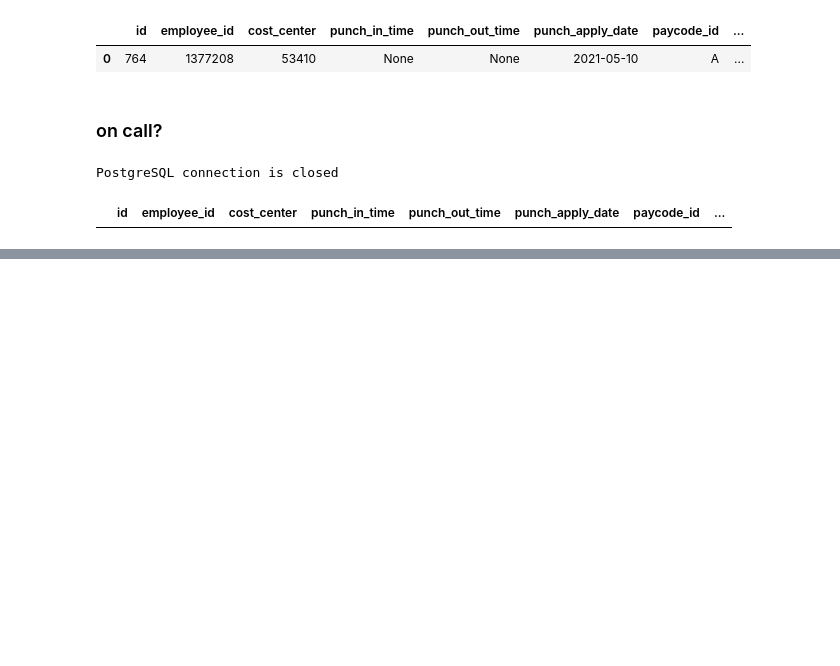
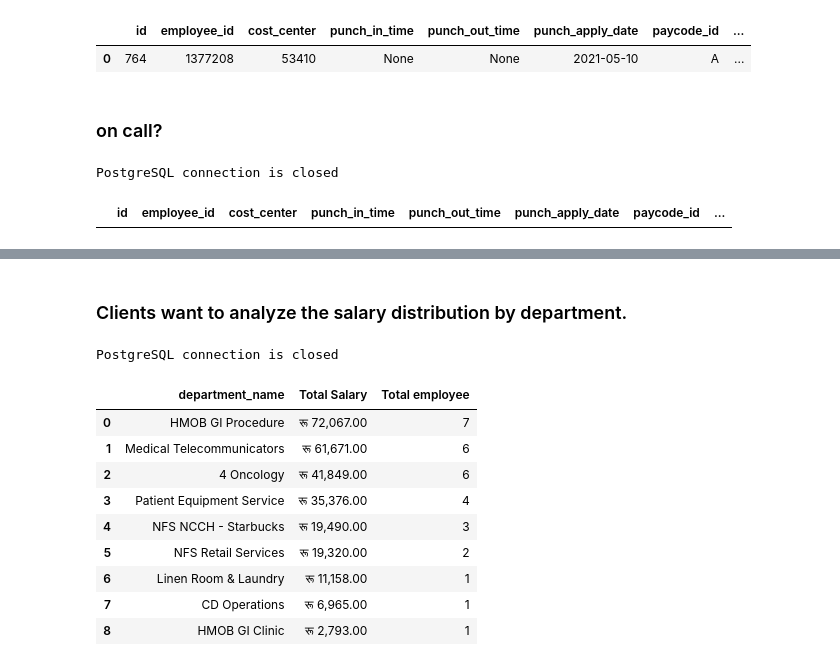
Before and after one commit to callingsandesh/Leapfrog-Assignment, a Jupyter notebook: Data/3rd Week(OLAP Design)/Day1/hospital datawarehouse.ipynb, the cells around one changed output, grey strips where cells are left out. Cells and saved outputs as stored; diff of their text form; code cells hidden in the pictures; blank space fills up the shorter version.

```diff
--- a/Data/3rd Week(OLAP Design)/Day1/hospital datawarehouse.ipynb
+++ b/Data/3rd Week(OLAP Design)/Day1/hospital datawarehouse.ipynb
@@ -890,0 +1001,2 @@ PostgreSQL connection is closed
+# %% [markdown]
+### Clients want to analyze the salary distribution by department.
@@ -890,0 +1007,46 @@ PostgreSQL connection is closed
+# %%
+try:
+    connection = connect()
+    cursor = connection.cursor()
+
+    query = '''
+
+
+
+    SELECT d.department_name , SUM(e.salary) AS "Total Salary",COUNT(*) AS "Total employee"
+    FROM employee e
+    INNER JOIN department d
+        on e.department_id = d.department_id
+    GROUP BY d.department_name
+    ORDER BY  "Total Salary" DESC
+    '''
+
+    cursor.execute(query)
+    col = [desc[0] for desc in cursor.description]
+
+    df=pd.DataFrame(columns=col,data=cursor.fetchall())
+except(Exception,psycopg2.Error) as e:
+    print(e)
+    logging.debug("An exception was thrown!", exc_info=True)
+    logging.info("An exception was thrown!", exc_info=True)
+    logging.warning("An exception was thrown!", exc_info=True)
+
+finally:
+    if(connection):
+        cursor.close()
+        connection.close()
+        print('')
+        print("PostgreSQL connection is closed")
+df
+# %% [output]
+PostgreSQL connection is closed
+|  | department_name | Total Salary | Total employee |
+| 0 | HMOB GI Procedure | रू 72,067.00 | 7 |
+| 1 | Medical Telecommunicators | रू 61,671.00 | 6 |
+| 2 | 4 Oncology | रू 41,849.00 | 6 |
+| 3 | Patient Equipment Service | रू 35,376.00 | 4 |
+| 4 | NFS NCCH - Starbucks | रू 19,490.00 | 3 |
+| 5 | NFS Retail Services | रू 19,320.00 | 2 |
+| 6 | Linen Room & Laundry | रू 11,158.00 | 1 |
+| 7 | CD Operations | रू 6,965.00 | 1 |
+| 8 | HMOB GI Clinic | रू 2,793.00 | 1 |
```
Also changed, not shown: parts of 15 cells of this notebook.
